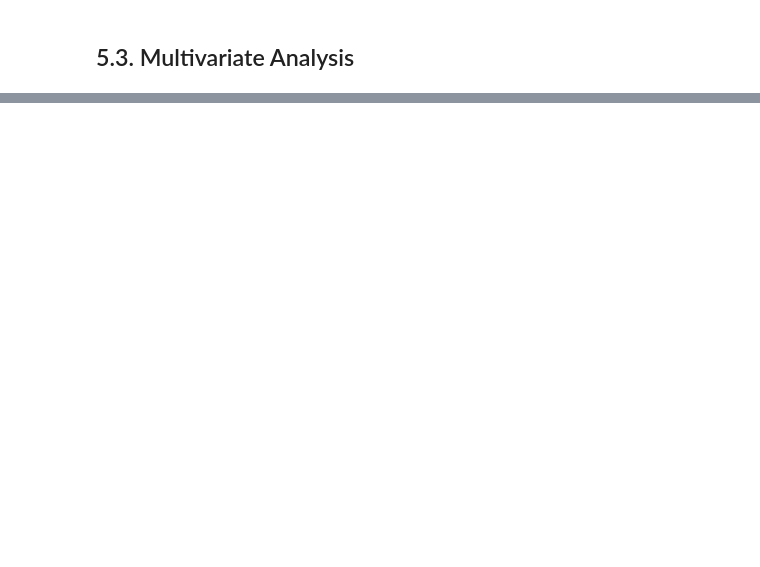
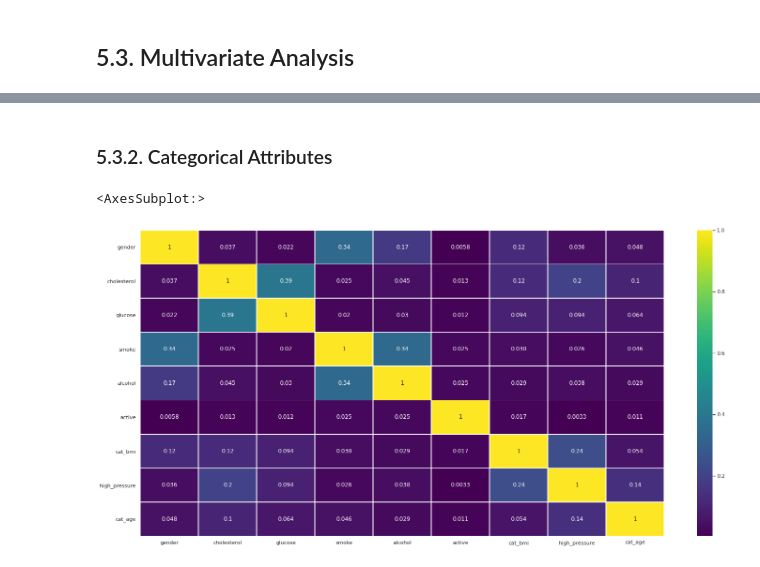
Before and after one commit to tadeucbm/cardio_catch_diseases, a Jupyter notebook: cardio_catch_diseases.ipynb, the cells around one changed output, grey strips where cells are left out. Drawn from its saved outputs; the diff is of its cells as text; code cells hidden in the pictures; blank space fills up the shorter version.

```diff
--- a/cardio_catch_diseases.ipynb
+++ b/cardio_catch_diseases.ipynb
@@ -981,2 +970,5 @@ sns.barplot(y='percentage', x='high_pressure', data=aux3)
 # %% [markdown]
 ## 5.3. Multivariate Analysis
+# %%
+num_attributes = df5.select_dtypes(include=['float64', 'int64'])
+cat_attributes = df5.select_dtypes(exclude=['float64', 'int64'])
@@ -982,0 +983,21 @@ sns.barplot(y='percentage', x='high_pressure', data=aux3)
+# %% [markdown]
+### 5.3.2. Categorical Attributes
+# %%
+cat = {}
+
+for value in cat_attributes.columns:
+    cols = []
+    for value_ in cat_attributes.columns:
+        cols.append(cramer_v(cat_attributes[value], cat_attributes[value_]))
+
+    cat[value] = cols
+
+d = pd.DataFrame(cat)
+
+d = d.set_index(d.columns)
+
+# Plot
+sns.heatmap(d, cmap='viridis', linewidths=.5, annot=True)
+# %% [output]
+<AxesSubplot:>
+[figure, added]
```
Also changed, not shown: parts of 71 cells of this notebook.
